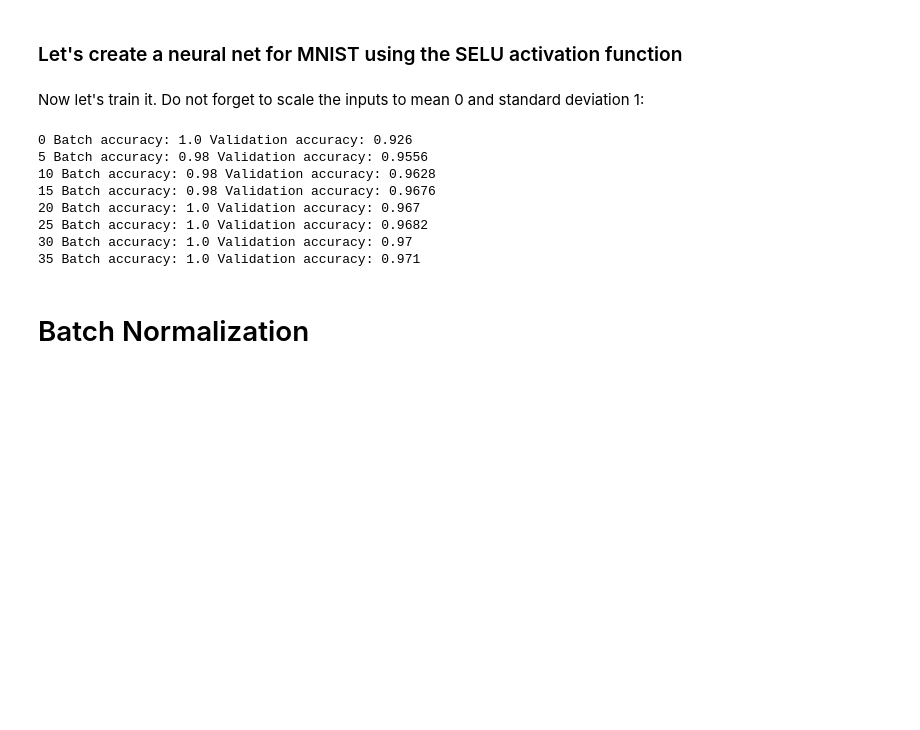
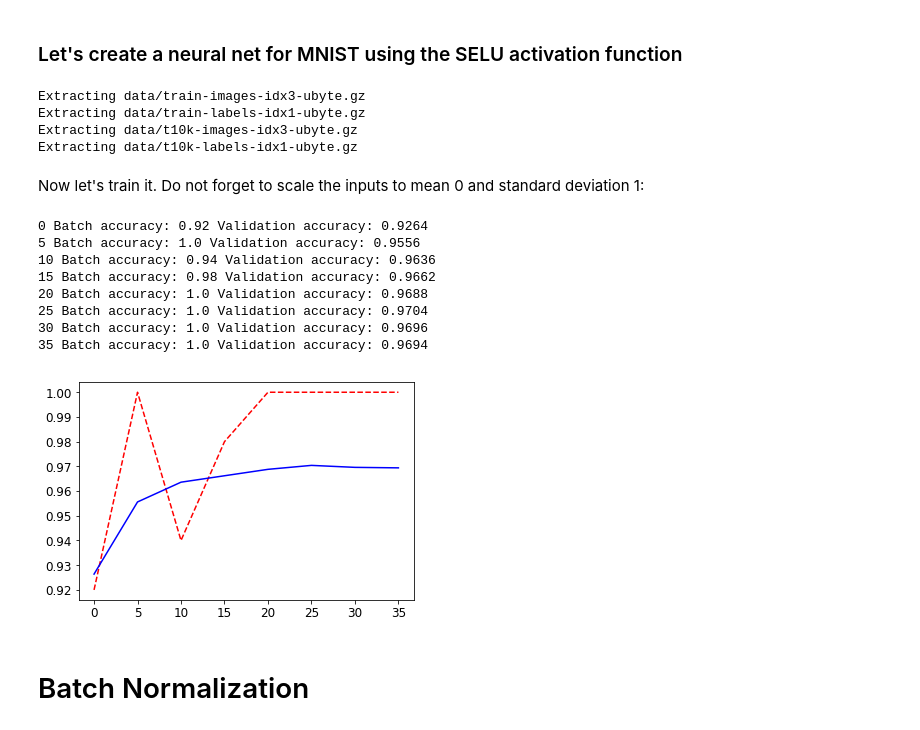
Before and after one commit to cloudxlab/ml, a Jupyter notebook: deep_learning/training_deep_neural_nets.ipynb, the cells around one changed output. Saved outputs shown, nothing was run; the diff lists cells and outputs as text; code cells hidden in the pictures; blank space fills up the shorter version.

Commit message:
Added Visualization

```diff
--- a/deep_learning/training_deep_neural_nets.ipynb
+++ b/deep_learning/training_deep_neural_nets.ipynb
@@ -182,7 +184,7 @@ WARNING:tensorflow:From /usr/local/anaconda/lib/python3.6/site-packages/tensorfl
 Instructions for updating:
 Please use alternatives such as official/mnist/dataset.py from tensorflow/models.
 # %%
-n_epochs = 1
+n_epochs = 10
 batch_size = 50
 
 with tf.Session() as sess:
@@ -334,6 +337,15 @@ r"Sandeep"
 'Sandeep'
 # %% [markdown]
 ### Let's create a neural net for MNIST using the SELU activation function
+# %%
+import tensorflow as tf
+from tensorflow.examples.tutorials.mnist import input_data
+mnist = input_data.read_data_sets("data/")
+# %% [output]
+Extracting data/train-images-idx3-ubyte.gz
+Extracting data/train-labels-idx1-ubyte.gz
+Extracting data/t10k-images-idx3-ubyte.gz
+Extracting data/t10k-labels-idx1-ubyte.gz
 # %%
 reset_graph()
 
@@ -374,6 +386,9 @@ Now let's train it. Do not forget to scale the inputs to mean 0 and standard dev
 means = mnist.train.images.mean(axis=0, keepdims=True)
 stds = mnist.train.images.std(axis=0, keepdims=True) + 1e-10
 
+training_errors = []
+testing_erros = []
+epochs = []
 with tf.Session() as sess:
     init.run()
     for epoch in range(n_epochs):
@@ -385,18 +400,29 @@ with tf.Session() as sess:
             acc_train = accuracy.eval(feed_dict={X: X_batch_scaled, y: y_batch})
             X_val_scaled = (mnist.validation.images - means) / stds
             acc_test = accuracy.eval(feed_dict={X: X_val_scaled, y: mnist.validation.labels})
+            training_errors.append(acc_train)
+            testing_erros.append(acc_test)
+            epochs.append(epoch)
             print(epoch, "Batch accuracy:", acc_train, "Validation accuracy:", acc_test)
 
     save_path = saver.save(sess, "model_ckps/my_model_final_selu.ckpt")
 # %% [output]
-0 Batch accuracy: 1.0 Validation accuracy: 0.926
-5 Batch accuracy: 0.98 Validation accuracy: 0.9556
-10 Batch accuracy: 0.98 Validation accuracy: 0.9628
-15 Batch accuracy: 0.98 Validation accuracy: 0.9676
-20 Batch accuracy: 1.0 Validation accuracy: 0.967
-25 Batch accuracy: 1.0 Validation accuracy: 0.9682
-30 Batch accuracy: 1.0 Validation accuracy: 0.97
-35 Batch accuracy: 1.0 Validation accuracy: 0.971
+0 Batch accuracy: 0.92 Validation accuracy: 0.9264
+5 Batch accuracy: 1.0 Validation accuracy: 0.9556
+10 Batch accuracy: 0.94 Validation accuracy: 0.9636
+15 Batch accuracy: 0.98 Validation accuracy: 0.9662
+20 Batch accuracy: 1.0 Validation accuracy: 0.9688
+25 Batch accuracy: 1.0 Validation accuracy: 0.9704
+30 Batch accuracy: 1.0 Validation accuracy: 0.9696
+35 Batch accuracy: 1.0 Validation accuracy: 0.9694
+# %%
+import matplotlib.pyplot as plt
+
+# red dashes, blue squares and green triangles
+plt.plot(epochs, training_errors, 'r--', epochs, testing_erros, 'b-')
+plt.show()
+# %% [output]
+[figure, added]
 # %% [markdown]
 # Batch Normalization
 # %%
```
Also changed, not shown: parts of 16 cells of this notebook.
